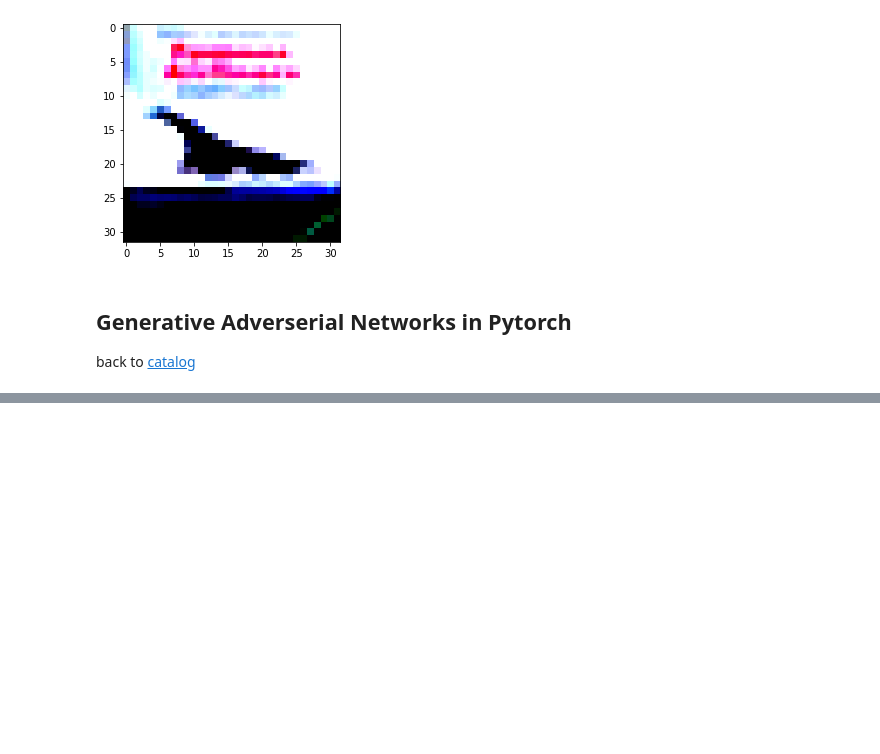
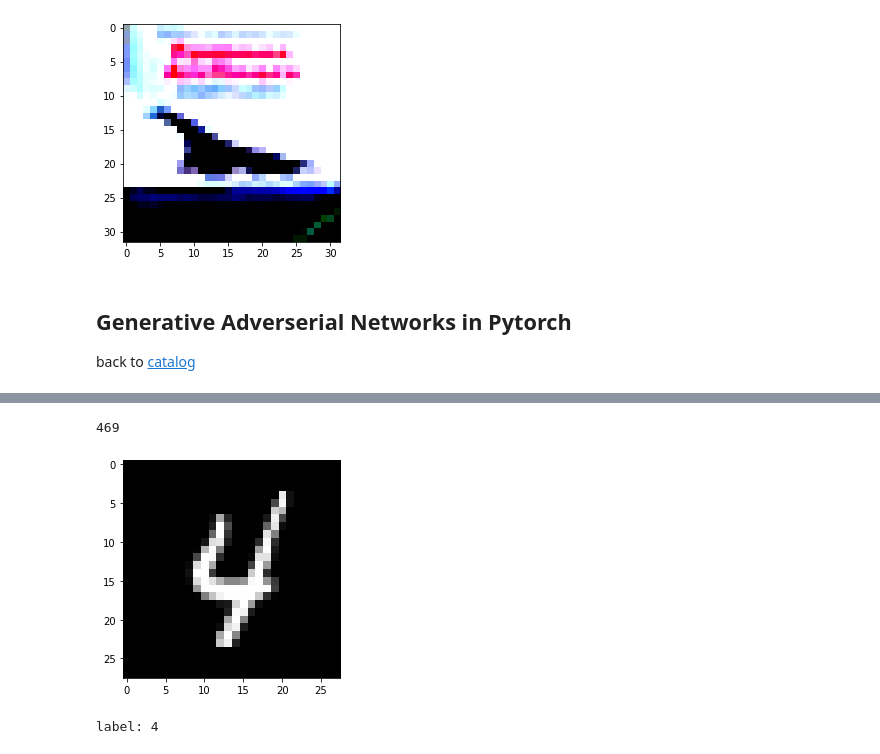
Before and after one commit to dukesky/PytorchStudy, a Jupyter notebook: PytorchStudy.ipynb, the cells around one changed output, grey strips where cells are left out. Drawn from its saved outputs; the diff is of its cells as text; code cells hidden in the pictures; blank space fills up the shorter version.

```diff
--- a/PytorchStudy.ipynb
+++ b/PytorchStudy.ipynb
@@ -1616,3 +1630,24 @@ Most of the code for this tutorial has been borrowed for this excellent reposito
     * Save intermediate generated images to file
 * Look at some outputs
 * Save the models
+# %%
+import torch
+import torch.nn as nn
+import torchvision
+from torchvision.transforms import ToTensor, Normalize, Compose
+from torchvision.datasets import MNIST
+from torch.utils.data import DataLoader
+import matplotlib.pyplot as plt
+
+
+mnist = MNIST(root='data',
+              train=True,
+              download=True,
+              transform=Compose([ToTensor(), Normalize(mean=(0.5,), std=(0.5,))]))
+# %%
+def denorm(x):
+    out = (x+1)/2
+    return out.clamp(0,1)
+# %%
+batch_size = 128
+data_loader = DataLoader(mnist, batch_size, shuffle=True)
@@ -1618,0 +1656,17 @@ Most of the code for this tutorial has been borrowed for this excellent reposito
+# %%
+len(data_loader)
+# %% [output]
+469
+# %%
+for data in data_loader:
+    imgs, labels = data
+    img = imgs[0]
+    label = labels[0]
+    img_node = denorm(img)
+    plt.imshow(img[0], cmap='gray')
+    plt.show()
+    print('label:',label.item())
+    break
+# %% [output]
+[figure, added]
+label: 4
```
Also changed, not shown: parts of 17 cells of this notebook.
